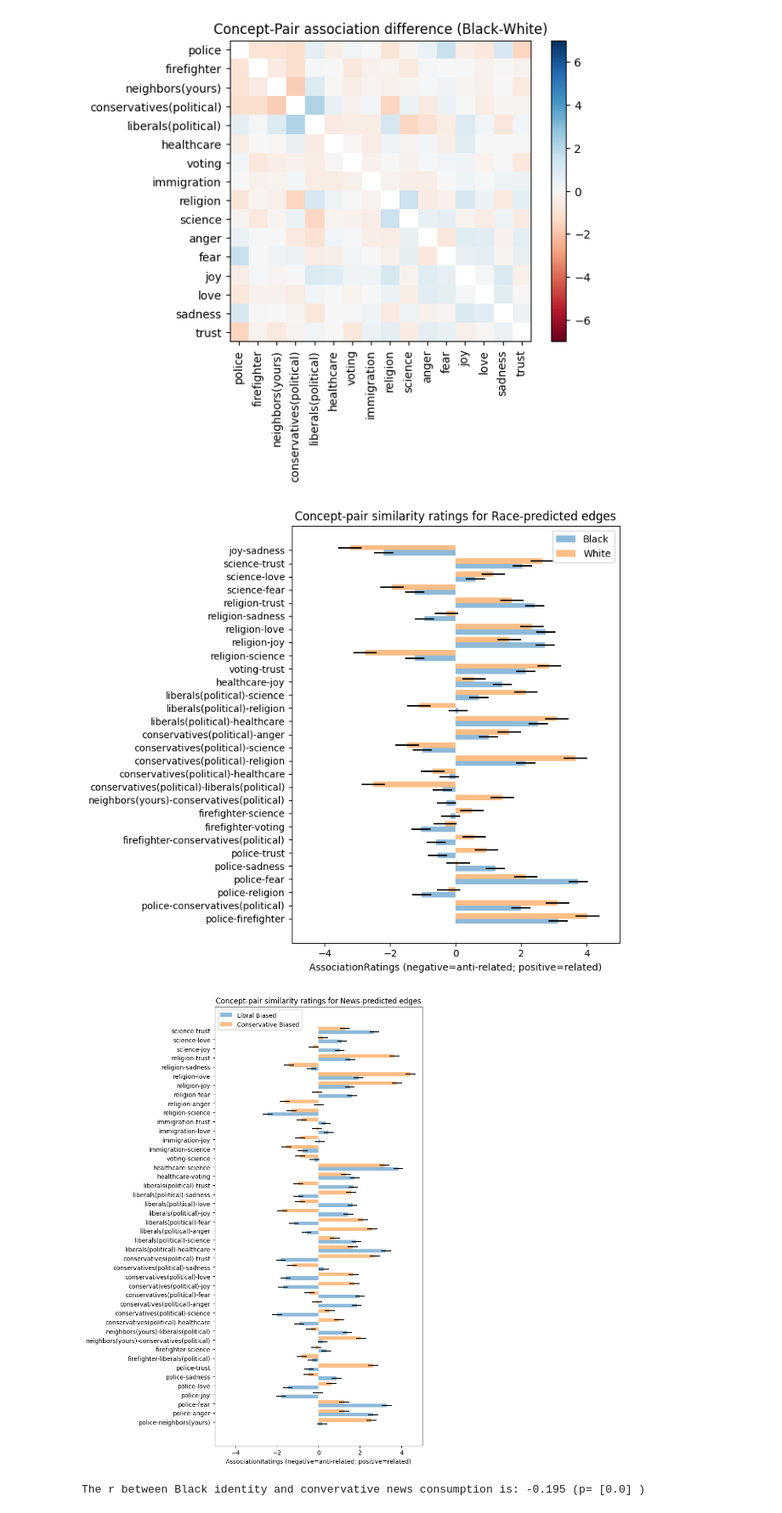
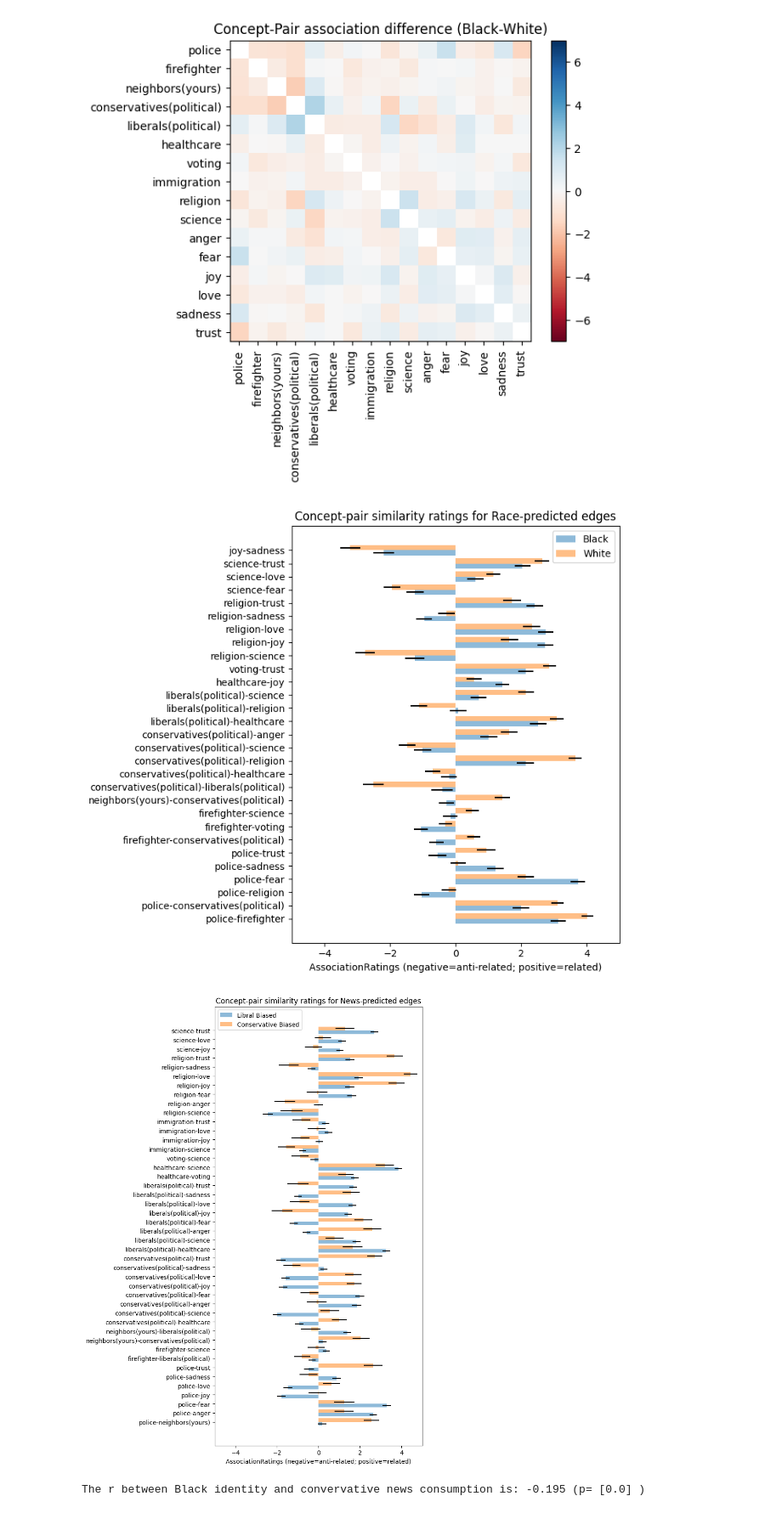
Before and after one commit to ExCaLBBR/ExCaLBBR_Projects, a Jupyter notebook: SocioenvironmentalGeometry/code/ConceptGeo_AnalysisPipeline.ipynb, the cells around one changed output. Shown at 85% size. Saved outputs shown, nothing was run; the diff lists cells and outputs as text; code cells hidden in the pictures.

Commit message:
corrected SEM in bar plots

```diff
--- a/SocioenvironmentalGeometry/code/ConceptGeo_AnalysisPipeline.ipynb
+++ b/SocioenvironmentalGeometry/code/ConceptGeo_AnalysisPipeline.ipynb
@@ -757,13 +757,13 @@ newsEdges = PairLabel[sigEdges_newsBias]
 #Compute subset means and SEM
 bfsePRaM_mean = bfPRaM_sigEdges.mean(axis=0)
 wfsePRaM_mean = wfPRaM_sigEdges.mean(axis=0)
-bfsePRaM_SEM = np.std(bfsePRaM_mean, axis=0)/np.sqrt(bfsePRaM_mean.shape[0])
-wfsePRaM_SEM = np.std(wfsePRaM_mean, axis=0)/np.sqrt(wfsePRaM_mean.shape[0])
+bfsePRaM_SEM = np.std(bfPRaM_sigEdges, axis=0)/np.sqrt(bfPRaM_sigEdges.shape[0])
+wfsePRaM_SEM = np.std(wfPRaM_sigEdges, axis=0)/np.sqrt(wfPRaM_sigEdges.shape[0])
 
 lfsePRaM_mean = lfPRaM_sigEdges.mean(axis=0)
 rtsePRaM_mean = rtPRaM_sigEdges.mean(axis=0)
-lfsePRaM_SEM = np.std(lfsePRaM_mean, axis=0)/np.sqrt(lfsePRaM_mean.shape[0])
-rtsePRaM_SEM = np.std(rtsePRaM_mean, axis=0)/np.sqrt(rtsePRaM_mean.shape[0])
+lfsePRaM_SEM = np.std(lfPRaM_sigEdges, axis=0)/np.sqrt(lfPRaM_sigEdges.shape[0])
+rtsePRaM_SEM = np.std(rtPRaM_sigEdges, axis=0)/np.sqrt(rtPRaM_sigEdges.shape[0])
 
 
 # Set bar width
@@ -777,35 +777,35 @@ r2_race = [x + bar_width for x in r1_race]
 fig, ax_race = plt.subplots()
 ax_race.barh(r1_race, bfsePRaM_mean, xerr=bfsePRaM_SEM, height=bar_width, alpha=0.5, label='Black')
 ax_race.barh(r2_race, wfsePRaM_mean, xerr=wfsePRaM_SEM, height=bar_width, alpha=0.5, label='White')
 plt.title('Concept-pair similarity ratings for Race-predicted edges')
 ax_race.set_yticks([r + bar_width / 2 for r in range(len(bfsePRaM_mean))])
 ax_race.set_yticklabels(raceEdges[0].values.tolist(), rotation=0)
 #ax_race.grid(which = "minor", axis='y', linestyle = "dashed")
 #ax_race.minorticks_on()
 ax_race.set_xlabel('AssociationRatings (negative=anti-related; positive=related)')
 ax_race.legend()
 plt.xlim([-5, 5])
 plt.show()
 
 
 # Plot grouped bar chart with error bars
 plt.rcParams["figure.figsize"] = [8, 11.0]
 plt.rcParams["figure.autolayout"] = True
 r1_news = np.arange(len(lfsePRaM_mean))
 r2_news = [x + bar_width for x in r1_news]
 fig, ax_news = plt.subplots()
 ax_news.barh(r1_news, lfsePRaM_mean, xerr=lfsePRaM_SEM, height=bar_width, alpha=0.5, label='Libral Biased')
 ax_news.barh(r2_news, rtsePRaM_mean, xerr=rtsePRaM_SEM, height=bar_width, alpha=0.5, label='Conservative Biased')
 plt.title('Concept-pair similarity ratings for News-predicted edges')
 ax_news.set_yticks([r + bar_width / 2 for r in range(len(lfsePRaM_mean))])
 ax_news.set_yticklabels(newsEdges[0].values.tolist(), rotation=0)
 ax_news.set_xlabel('AssociationRatings (negative=anti-related; positive=related)')
 ax_news.legend()
 plt.xlim([-5, 5])
 plt.show()
 # %% [output]
-[figure, old version]
+[figure, new version]
-[figure, old version]
+[figure, new version]
 # %%
 # @title Establish correlational relationship between News Consumption and Racial Identity
 #Establish relationship between News and Black Identity
```
